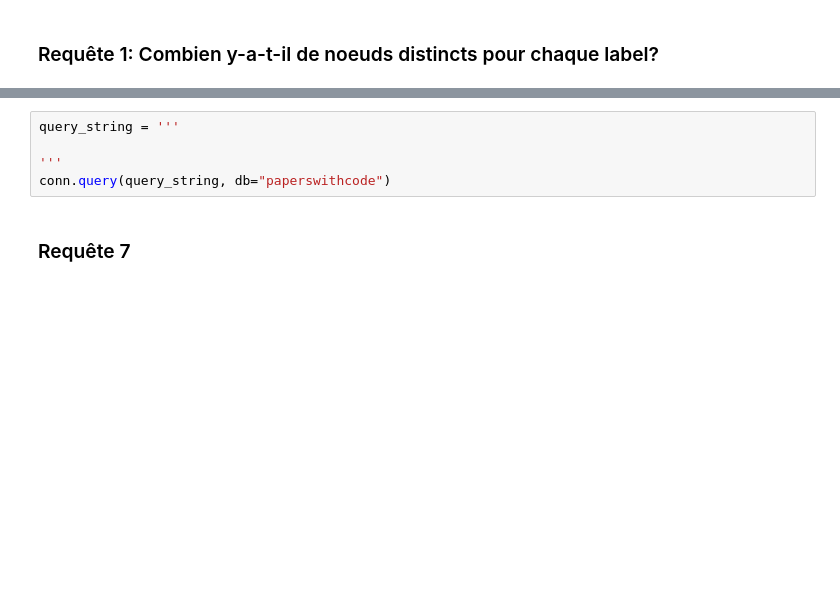
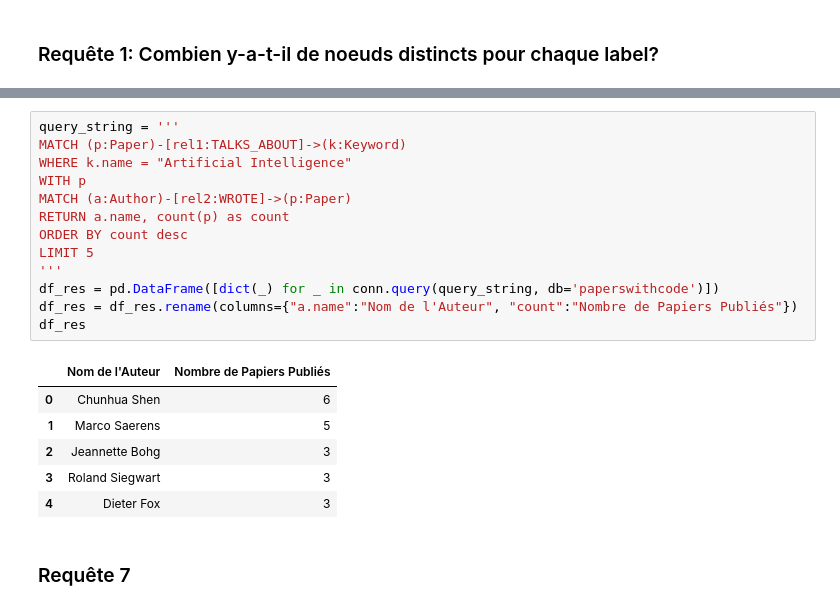
Before and after one commit to lulud41/neo4j_project, a Jupyter notebook: Projet_neo4j_DEROUET_PURIER_MSBDAAD_2021_2022.ipynb, the cells around one changed output, grey strips where cells are left out. Saved outputs shown, nothing was run; the diff lists cells and outputs as text; blank space fills up the shorter version.

```diff
--- a/Projet_neo4j_DEROUET_PURIER_MSBDAAD_2021_2022.ipynb
+++ b/Projet_neo4j_DEROUET_PURIER_MSBDAAD_2021_2022.ipynb
@@ -537,8 +579,23 @@ conn.query(query_string, db="paperswithcode")
 # %%
 query_string = '''
-
+MATCH (p:Paper)-[rel1:TALKS_ABOUT]->(k:Keyword)
+WHERE k.name = "Artificial Intelligence"
+WITH p
+MATCH (a:Author)-[rel2:WROTE]->(p:Paper)
+RETURN a.name, count(p) as count
+ORDER BY count desc
+LIMIT 5
 '''
-conn.query(query_string, db="paperswithcode")
+df_res = pd.DataFrame([dict(_) for _ in conn.query(query_string, db='paperswithcode')])
+df_res = df_res.rename(columns={"a.name":"Nom de l'Auteur", "count":"Nombre de Papiers Publiés"})
+df_res
+# %% [output]
+|  | Nom de l'Auteur | Nombre de Papiers Publiés |
+| 0 | Chunhua Shen | 6 |
+| 1 | Marco Saerens | 5 |
+| 2 | Jeannette Bohg | 3 |
+| 3 | Roland Siegwart | 3 |
+| 4 | Dieter Fox | 3 |
 # %% [markdown]
 ### Requête 7
 # %%
```
Also changed, not shown: parts of 52 cells of this notebook, 2 other files.
